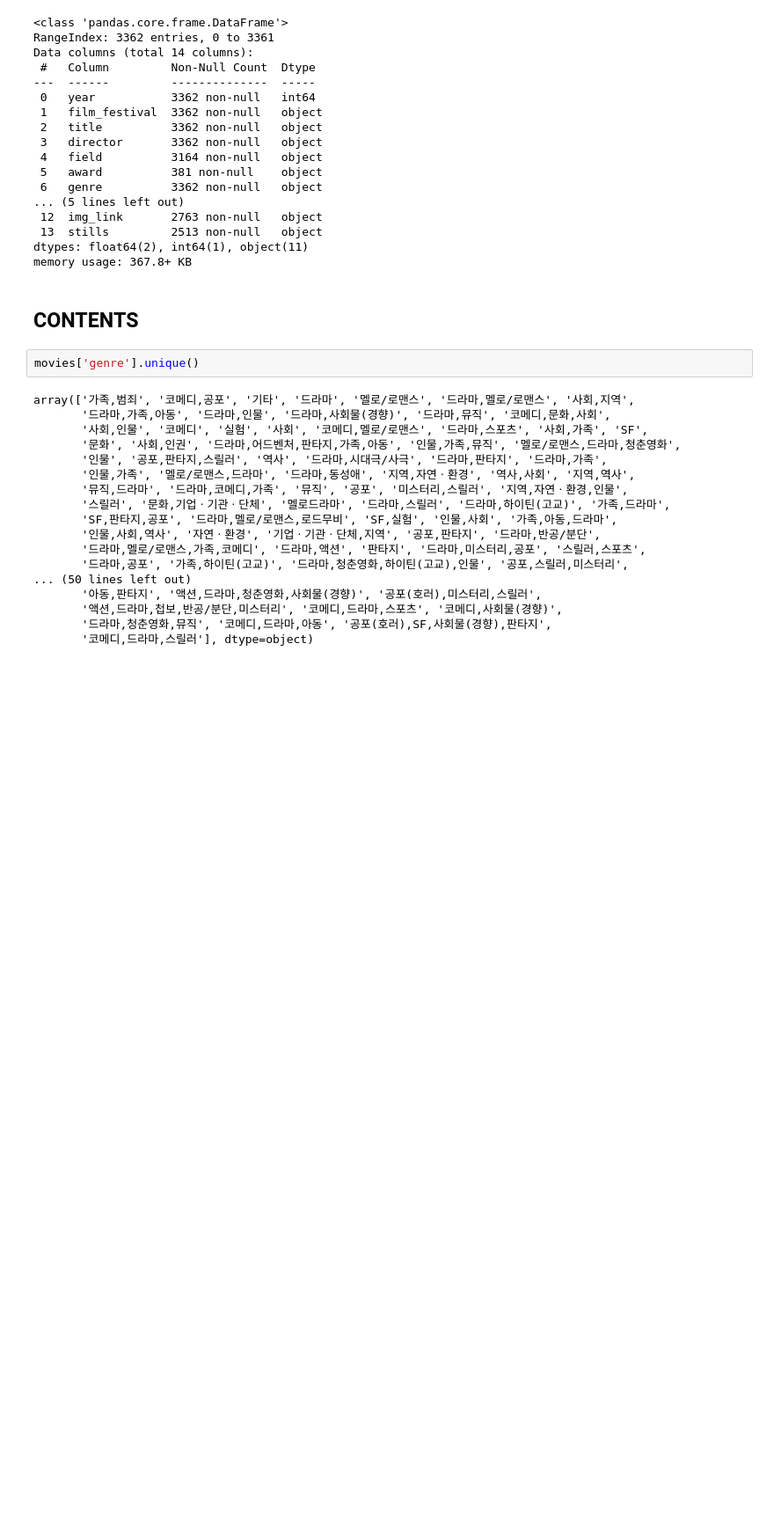
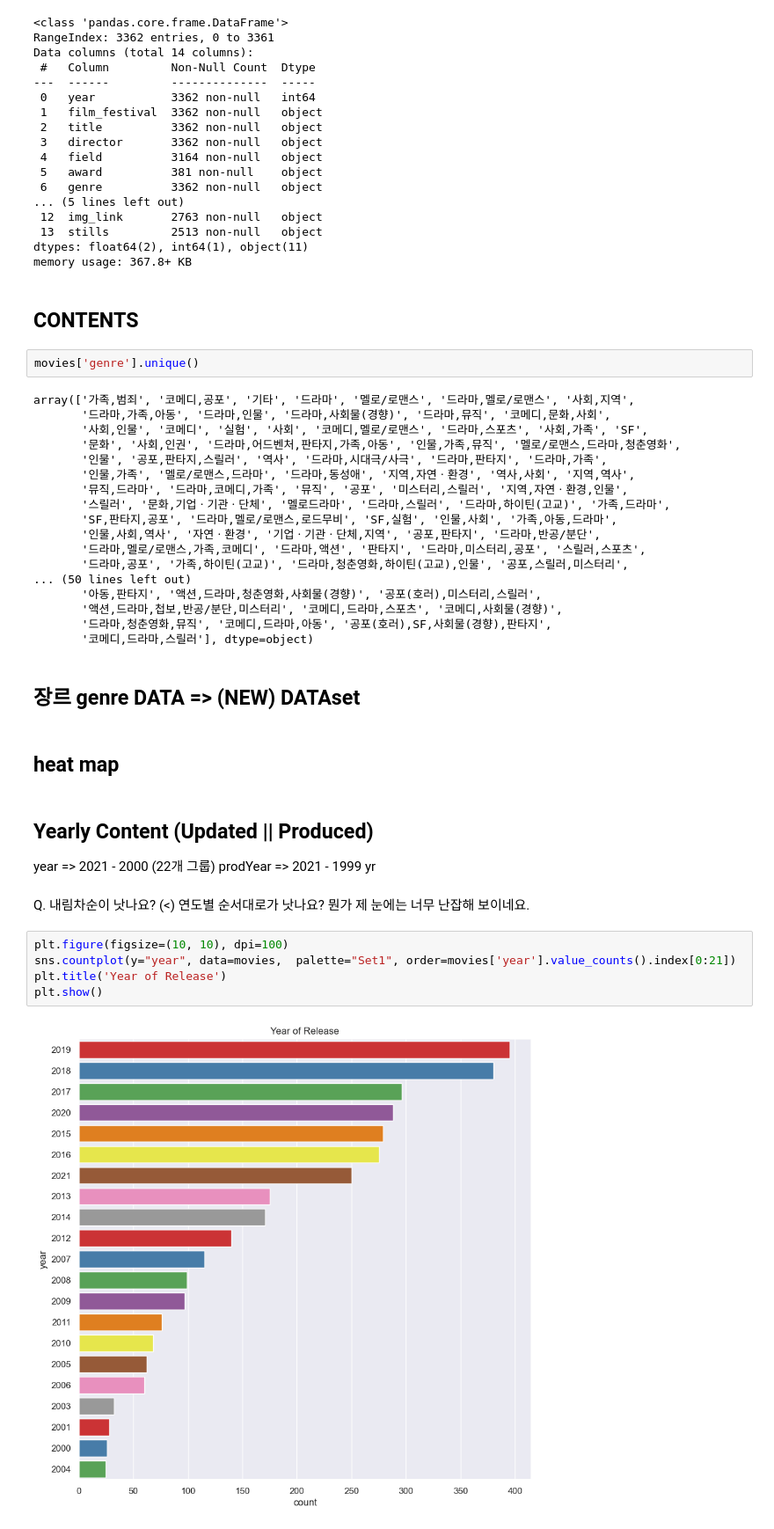
Before and after one commit to ChriSangHoon/Elice-Data-project-Data-analysis-, a Jupyter notebook: recommendation_system.ipynb, the cells around one changed output. Shown at 88% size. Saved outputs shown, nothing was run; the diff lists cells and outputs as text; blank space fills up the shorter version.

```diff
--- a/recommendation_system.ipynb
+++ b/recommendation_system.ipynb
@@ -104,3 +109,21 @@ array(['가족,범죄', '코메디,공포', '기타', '드라마', '멜로/로
        '액션,드라마,첩보,반공/분단,미스터리', '코메디,드라마,스포츠', '코메디,사회물(경향)',
        '드라마,청춘영화,뮤직', '코메디,드라마,아동', '공포(호러),SF,사회물(경향),판타지',
        '코메디,드라마,스릴러'], dtype=object)
+# %% [markdown]
+## 장르 genre DATA => (NEW) DATAset
+# %% [markdown]
+## heat map
+# %% [markdown]
+## Yearly Content (Updated || Produced)
+year => 2021 - 2000 (22개 그룹)
+prodYear => 2021 - 1999 yr
+# %% [markdown]
+Q. 내림차순이 낫나요? (<) 연도별 순서대로가 낫나요?
+뭔가 제 눈에는 너무 난잡해 보이네요.
+# %%
+plt.figure(figsize=(10, 10), dpi=100)
+sns.countplot(y="year", data=movies,  palette="Set1", order=movies['year'].value_counts().index[0:21])
+plt.title('Year of Release')
+plt.show()
+# %% [output]
+[figure, added]
```
Also changed, not shown: parts of 18 cells of this notebook.
